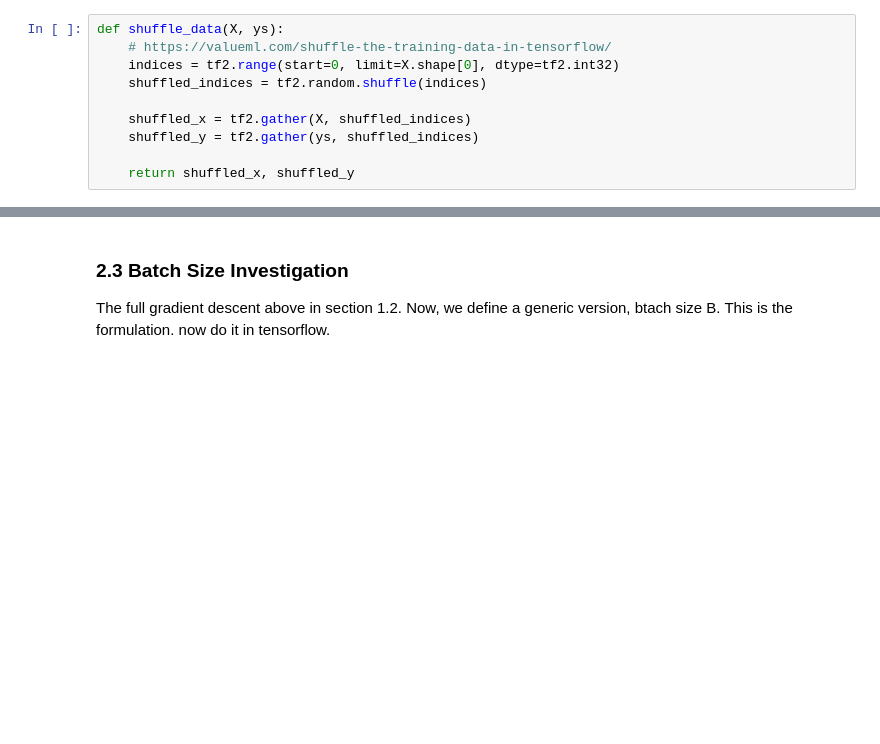
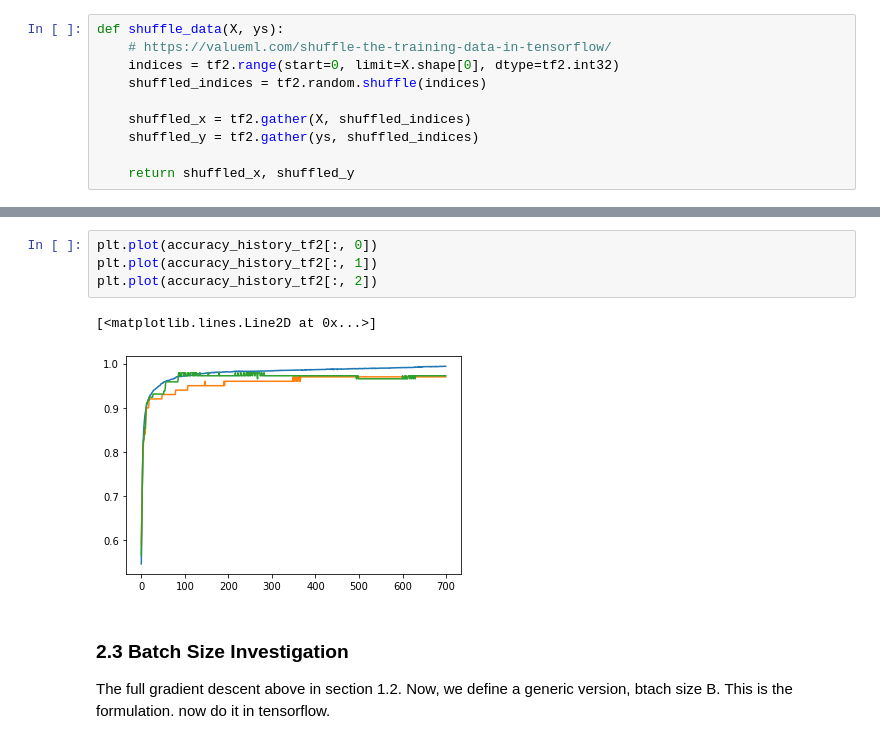
Before and after one commit to pranshumalik14/ece421-labs-hw, a Jupyter notebook: labs/lab1/lab1.ipynb, the cells around one changed output, grey strips where cells are left out. Drawn from its saved outputs; the diff is of its cells as text; blank space fills up the shorter version.

```diff
--- a/labs/lab1/lab1.ipynb
+++ b/labs/lab1/lab1.ipynb
@@ -262,3 +249,10 @@ AttributeError: ignored
+# %%
+plt.plot(accuracy_history_tf2[:, 0])
+plt.plot(accuracy_history_tf2[:, 1])
+plt.plot(accuracy_history_tf2[:, 2])
+# %% [output]
+[<matplotlib.lines.Line2D at 0x...>]
+[figure, added]
 # %% [markdown]
 ### 2.3 Batch Size Investigation
 
```
Also changed, not shown: parts of 9 cells of this notebook.
